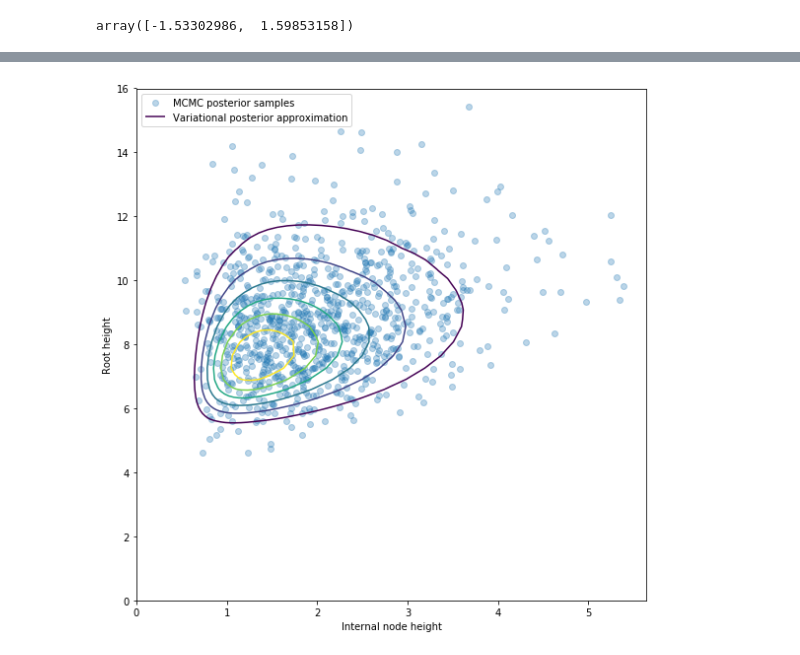
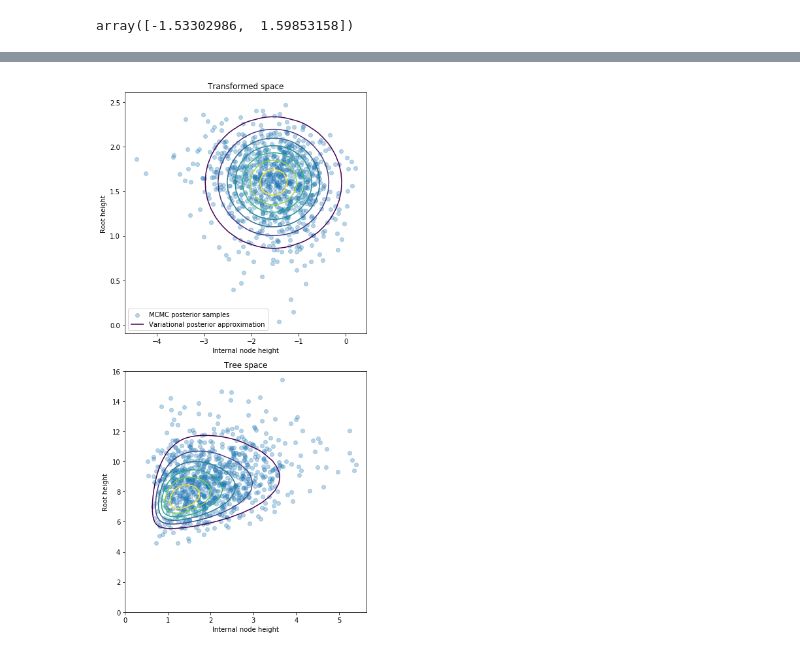
Before and after one commit to christiaanjs/pylo, a Jupyter notebook: eval/viz/diagrams.ipynb, the cells around one changed output, grey strips where cells are left out. Cells and saved outputs as stored; diff of their text form; code cells hidden in the pictures.

Commit message:
Consolidated diagrams

```diff
--- a/eval/viz/diagrams.ipynb
+++ b/eval/viz/diagrams.ipynb
@@ -162,9 +84,18 @@ array([0.71627792, 0.36398664])
 # %%
+import newick
+import pylo.topology
+import pylo.tree.transform
+import numpy as np
+from scipy.stats import multivariate_normal
+import theano
+import theano.tensor as tt
+
 x_min = tree_means[0] - 3*tree_sds[0]
 x_max = tree_means[0] + 3*tree_sds[0]
 y_min = tree_means[1] - 3*tree_sds[1]
 y_max = tree_means[1] + 3*tree_sds[1]
 
+delta = 0.1
 x_points = np.arange(x_min, x_max, delta)
 y_points = np.arange(y_min, y_max, delta)
 X, Y = np.meshgrid(x_points, y_points)
@@ -175,8 +106,8 @@ y = Y.flatten()
 U = np.column_stack((x, y))
 
 u_ = tt.vector()
-t_ = transform.backward(u_)
-jacobian_det_ = transform.jacobian_det(u_)
+t_ = lsd_transform.backward(u_)
+jacobian_det_ = lsd_transform.jacobian_det(u_)
 
 backward_func = theano.function([u_], t_)
 jacobian_func = theano.function([u_], jacobian_det_)
@@ -192,0 +119,3 @@ ax.get_xl
+# %%
+tree_stats_transformed = np.row_stack([lsd_transform.forward_val(row) for row in tree_stats])
+tree_stats_transformed
@@ -193,20 +130,35 @@ ax.get_xl
 # %%
-fig, ax = plt.subplots(figsize=(8, 8))
-ax.scatter(beast_internal_node_heights, beast_root_heights, alpha=0.3, label='MCMC posterior samples')
+fig, axs = plt.subplots(figsize=(6, 12), nrows=2)
 
-xlim = ax.get_xlim()
-ylim = ax.get_ylim()
-cs = ax.contour(T[:, 0].reshape(X.shape), T[:, 1].reshape(X.shape), (q_trans / np.exp(jacobian_dets)).reshape(X.shape))
+ax1 = axs[0]
+ax1.set_title('Transformed space')
+ax1.scatter(tree_stats_transformed[:, 0], tree_stats_transformed[:, 1], alpha=0.3, label='MCMC posterior samples')
+
+xlim1 = ax1.get_xlim()
+ylim1 = ax1.get_ylim()
+
+cs = ax1.contour(X, Y, q_trans.reshape(X.shape))
 cs.collections[0].set_label('Variational posterior approximation')
 
-ax.set_xlim((0,xlim[1]))
-ax.set_ylim((0, ylim[1]))
+ax1.set_xlim(xlim1)
+ax1.set_ylim(ylim1)
+ax1.legend()
 
-ax.set_xlabel('Internal node height')
-ax.set_ylabel('Root height')
+ax2 = axs[1]
+ax2.set_title('Tree space')
+ax2.scatter(beast_internal_node_heights, beast_root_heights, alpha=0.3, label='MCMC posterior samples')
 
-ax.legend()
+xlim2 = ax2.get_xlim()
+ylim2 = ax2.get_ylim()
+ax2.contour(T[:, 0].reshape(X.shape), T[:, 1].reshape(X.shape), (q_trans / np.exp(jacobian_dets)).reshape(X.shape))
+
+ax2.set_xlim((0,xlim2[1]))
+ax2.set_ylim((0, ylim2[1]))
+
+[ax.set_xlabel('Internal node height') for ax in axs]
+[ax.set_ylabel('Root height') for ax in axs]
+
 plt.tight_layout()
 plt.savefig(str(out_dir / 'tree_posterior.png'))
 # %% [output]
-[figure, old version]
+[figure, new version]
```
Also changed, not shown: parts of 11 cells of this notebook.
